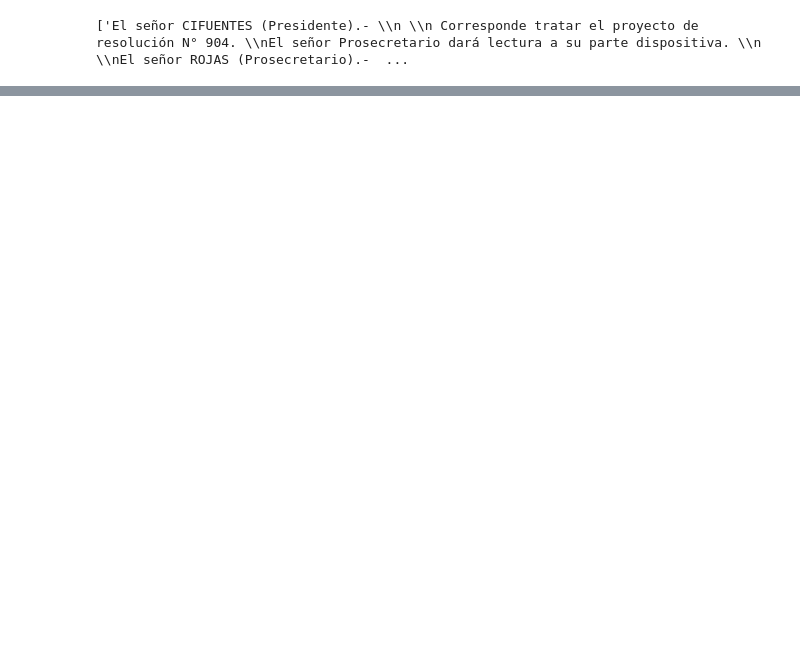
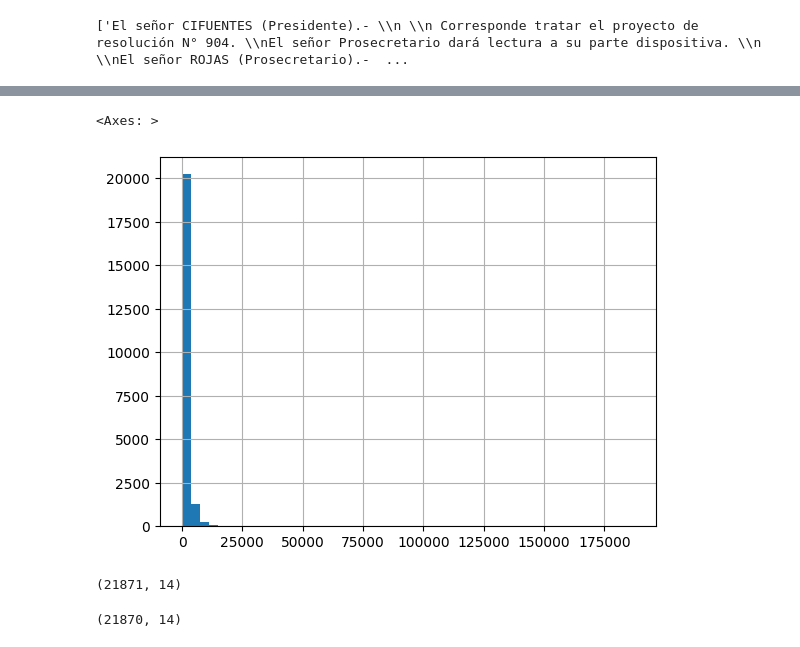
Before and after one commit to SVenegasA/tarea01_proc, a Jupyter notebook: limpieza_datos.ipynb, the cells around one changed output, grey strips where cells are left out. Saved outputs shown, nothing was run; the diff lists cells and outputs as text; code cells hidden in the pictures; blank space fills up the shorter version.

```diff
--- a/limpieza_datos.ipynb
+++ b/limpieza_datos.ipynb
@@ -42,3 +54,8 @@ def obtener_tema_con_lda(textos, n_temas=1):
+# %%
+def limpiar_texto(txt):
+    txt = re.sub(r'[\r\n]+', '', txt)
+    txt = txt.lower()
+    return txt.strip()
 # %%
 df_participacion_2023_1.info()
 # %% [output]
@@ -216,8 +237,3 @@ texto = [df_participacion_2024.loc[21870, 'TEXTO_PRINCIPAL']]
 texto
 # %% [output]
 ['El señor CIFUENTES (Presidente).- \\n \\n Corresponde tratar el proyecto de resolución N° 904. \\nEl señor Prosecretario dará lectura a su parte dispositiva. \\n \\nEl señor ROJAS (Prosecretario).-  ...
-# %%
-
-
-df_participacion_2024["KEYWORDS"] = df_participacion_2024["TEXTO_PRINCIPAL"].apply(obtener_tema_con_lda)
-df_participacion_2024
@@ -237,0 +240,32 @@ df_participacion_2024
+# %%
+def limpiar_texto(txt):
+    txt = re.sub(r"\\n", " ", txt)
+    txt = txt.lower()
+    return txt.strip()
+# %%
+# Limpiamos los textos de cada columna texto por df
+df_participacion_2024['TEXTO_PRINCIPAL'] = df_participacion_2024['TEXTO_PRINCIPAL'].apply(limpiar_texto)
+df_participacion_2024['TEXTO_ANTECEDENTE'] = df_participacion_2024['TEXTO_PRINCIPAL'].apply(limpiar_texto)
+
+df_participacion_2023_1['TEXTO_PRINCIPAL'] = df_participacion_2023_1['TEXTO_PRINCIPAL'].apply(limpiar_texto)
+df_participacion_2023_1['TEXTO_ANTECEDENTE'] = df_participacion_2023_1['TEXTO_PRINCIPAL'].apply(limpiar_texto)
+
+df_participacion_2023_2['TEXTO_PRINCIPAL'] = df_participacion_2023_2['TEXTO_PRINCIPAL'].apply(limpiar_texto)
+df_participacion_2023_2['TEXTO_ANTECEDENTE'] = df_participacion_2023_2['TEXTO_PRINCIPAL'].apply(limpiar_texto)
+# %%
+# Ahora elimino los datos que no sean significativos (en cuanto a largo) para la tarea
+
+df_participacion_2024["largo"] = df_participacion_2024["TEXTO_PRINCIPAL"].apply(lambda x: len(x))
+df_participacion_2024["largo"].hist(bins=50)
+# %% [output]
+<Axes: >
+[figure, added]
+# %%
+df_participacion_2024.shape
+# %% [output]
+(21871, 14)
+# %%
+df_participacion_2024 = df_participacion_2024[df_participacion_2024["largo"] >= 50]
+df_participacion_2024.shape
+# %% [output]
+(21870, 14)
```
Also changed, not shown: parts of 13 cells of this notebook.
